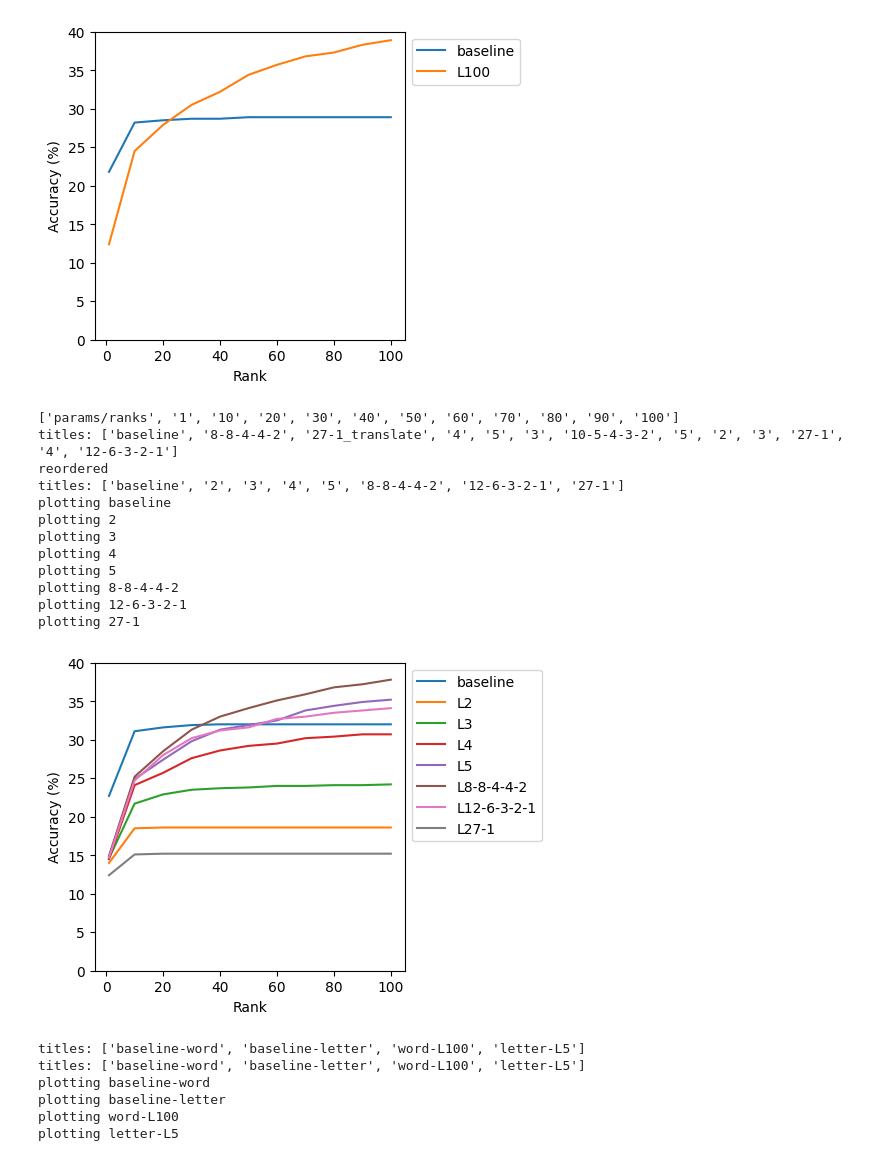
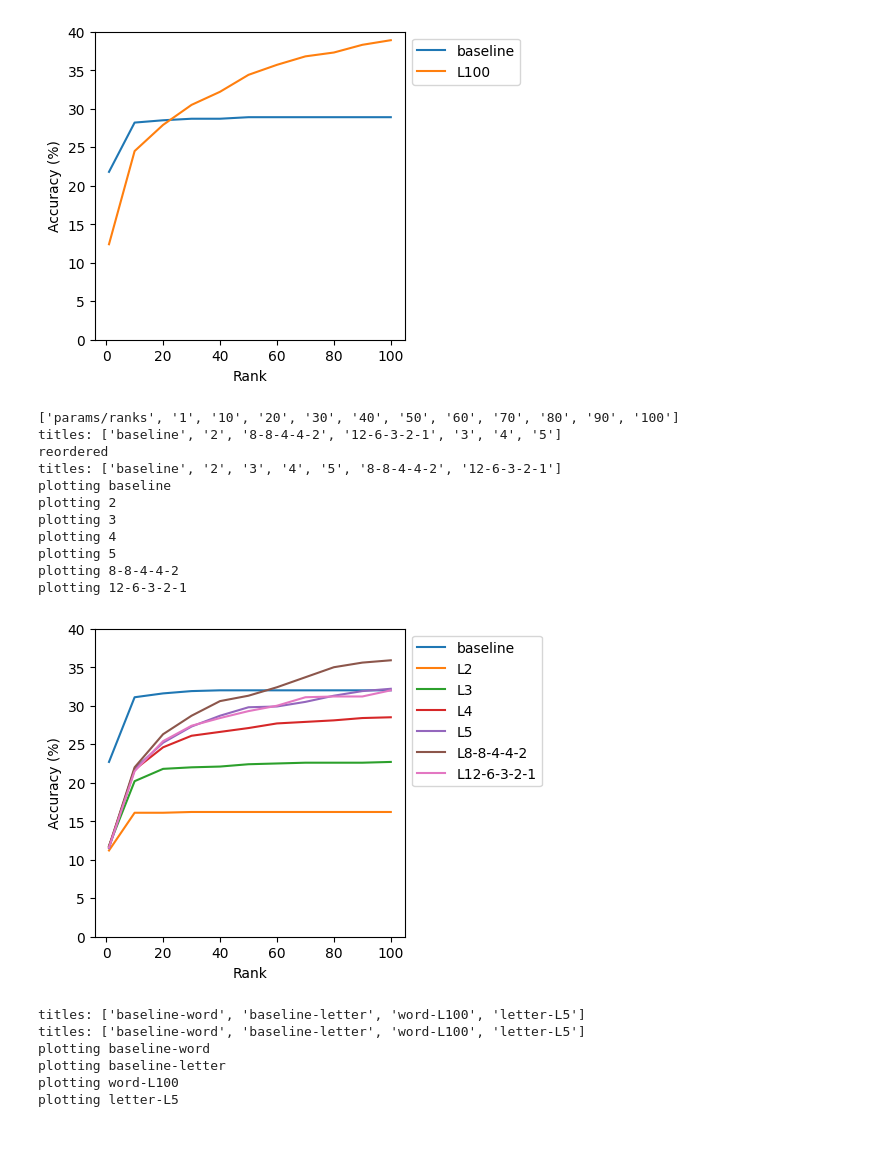
Before and after one commit to mike10004/csgy6953-fp1, a Jupyter notebook: dlfp/nb/figures.ipynb, the cells around one changed output. Drawn from its saved outputs; the diff is of its cells as text; code cells hidden in the pictures.

Commit message:
report: use emb256 model charmark

```diff
--- a/dlfp/nb/figures.ipynb
+++ b/dlfp/nb/figures.ipynb
@@ -2,7 +2,7 @@
 from pathlib import Path
 from dlfp.common import get_repo_root
 ONEMARK_COLLATED_DIR = get_repo_root() / "evaluations/0512-om4/collated"
-CHARMARK_COLLATED_DIR = get_repo_root() / "evaluations/ch3/collated"
+CHARMARK_COLLATED_DIR = get_repo_root() / "evaluations/ch4/collated"
 # %%
 %matplotlib inline
 import json
@@ -262,29 +262,28 @@ plotting 100-10-2
 # %%
 
 
-def plot_onemark_acc():
+def plot_charmark_acc():
     CHARMARK_BASELINE_FILE = get_repo_root() / "evaluations/cs-attempts-charmark-valid_r654_s1000-20240513-1402.csv"
-    CHARMARK_ACCURACY_FILE = CHARMARK_COLLATED_DIR / "1-charmark-default-accuracy.csv"
+    CHARMARK_ACCURACY_FILE = CHARMARK_COLLATED_DIR / "3-charmark-embsize256-accuracy.csv"
     lines = parse_files(CHARMARK_ACCURACY_FILE, {"baseline": CHARMARK_BASELINE_FILE})
     plot_lines(None, lines, titles=[
-        "baseline", "2", "3", "4", "5", "8-8-4-4-2", "12-6-3-2-1", "27-1",
+        "baseline", "2", "3", "4", "5", "8-8-4-4-2", "12-6-3-2-1",
     ], ylim=(0, 40))
 
-plot_onemark_acc()
+plot_charmark_acc()
 # %% [output]
 ['params/ranks', '1', '10', '20', '30', '40', '50', '60', '70', '80', '90', '100']
-titles: ['baseline', '8-8-4-4-2', '27-1_translate', '4', '5', '3', '10-5-4-3-2', '5', '2', '3', '27-1', '4', '12-6-3-2-1']
+titles: ['baseline', '2', '8-8-4-4-2', '12-6-3-2-1', '3', '4', '5']
 reordered
-titles: ['baseline', '2', '3', '4', '5', '8-8-4-4-2', '12-6-3-2-1', '27-1']
+titles: ['baseline', '2', '3', '4', '5', '8-8-4-4-2', '12-6-3-2-1']
 plotting baseline
 plotting 2
 plotting 3
 plotting 4
 plotting 5
 plotting 8-8-4-4-2
 plotting 12-6-3-2-1
-plotting 27-1
-[figure, old version]
+[figure, new version]
 # %%
 
 
```
Also changed, not shown: 2 other files.
